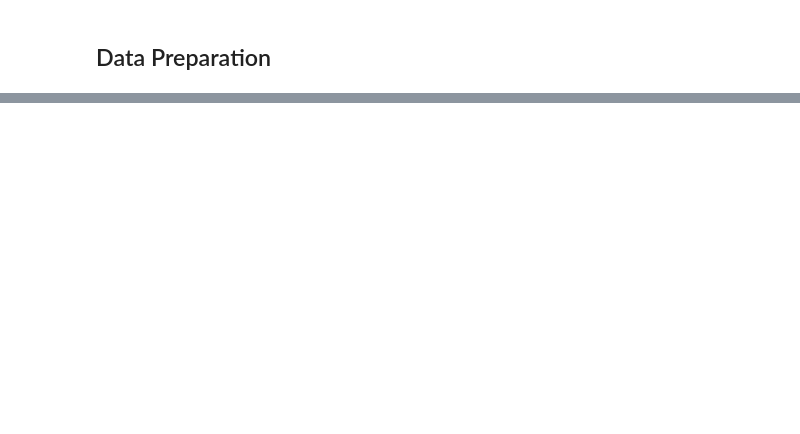
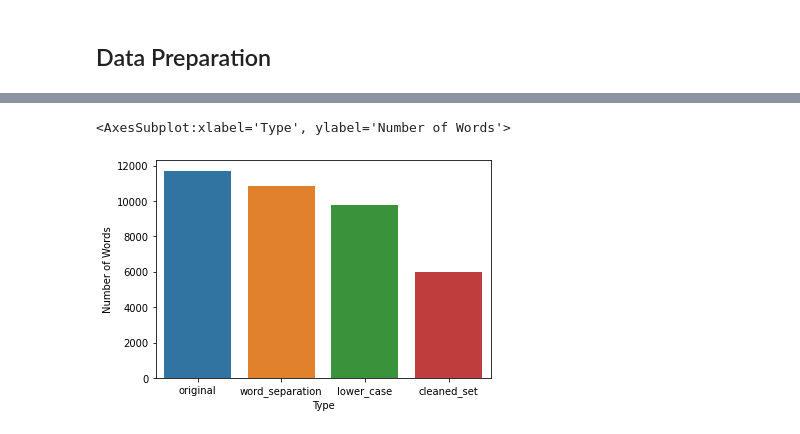
Before and after one commit to ricardomilhazes/WellBeingAnalysis, a Jupyter notebook: opinion_mining/pre_processing.ipynb, the cells around one changed output, grey strips where cells are left out. Cells and saved outputs as stored; diff of their text form; code cells hidden in the pictures; blank space fills up the shorter version.

Commit message:
Added some plots for visualization purposes

```diff
--- a/opinion_mining/pre_processing.ipynb
+++ b/opinion_mining/pre_processing.ipynb
@@ -97,0 +145,15 @@ data["Review Text"][0]
+# %%
+cleaned_set = set()
+data["Review Text"].str.split().apply(cleaned_set.update)
+
+cleaned_set_data = {
+    'Number of Words': len(list(cleaned_set)),
+    'Type': "cleaned_set",
+}
+
+pf_df = pf_df.append(cleaned_set_data, ignore_index=True)
+
+sns.barplot(x="Type", y="Number of Words", data=pf_df)
+# %% [output]
+<AxesSubplot:xlabel='Type', ylabel='Number of Words'>
+[figure, added]
```
Also changed, not shown: parts of 10 cells of this notebook.
